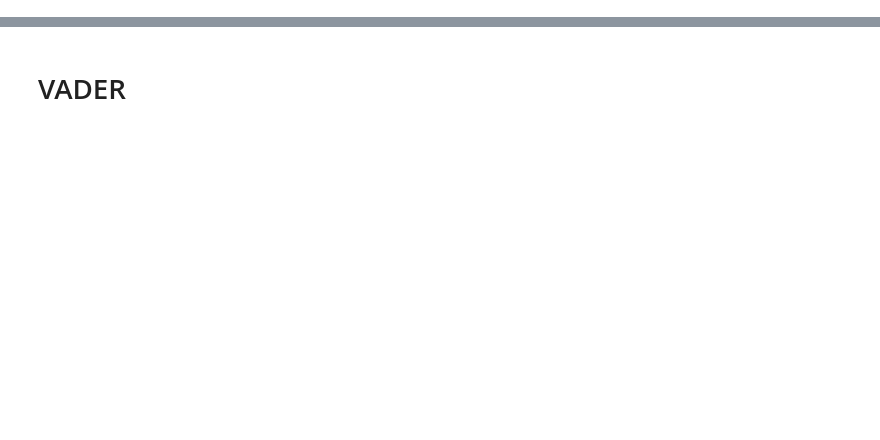
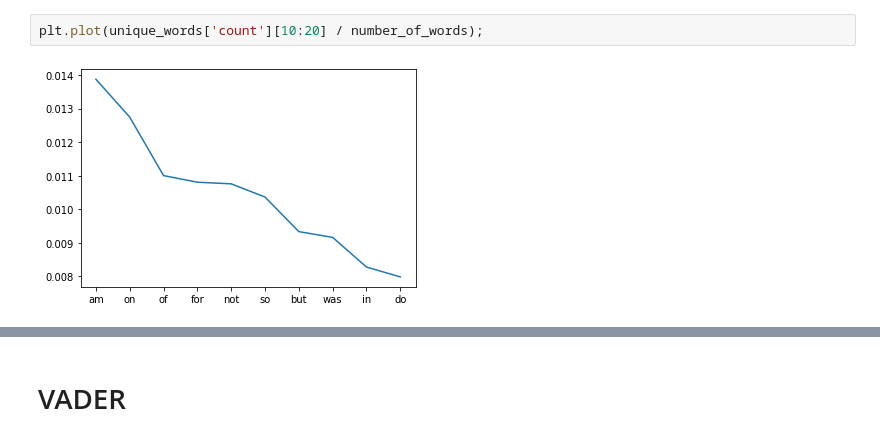
Before and after one commit to shershah010/web-diary, a Jupyter notebook: ml-models/Mood Analyzer.ipynb, the cells around one changed output, grey strips where cells are left out. Saved outputs shown, nothing was run; the diff lists cells and outputs as text; blank space fills up the shorter version.

```diff
--- a/ml-models/Mood Analyzer.ipynb
+++ b/ml-models/Mood Analyzer.ipynb
@@ -210,0 +71,4 @@ dtype: int64
+# %%
+plt.plot(unique_words['count'][10:20] / number_of_words);
+# %% [output]
+[figure, added]
```
Also changed, not shown: parts of 114 cells of this notebook, 20 other files.
